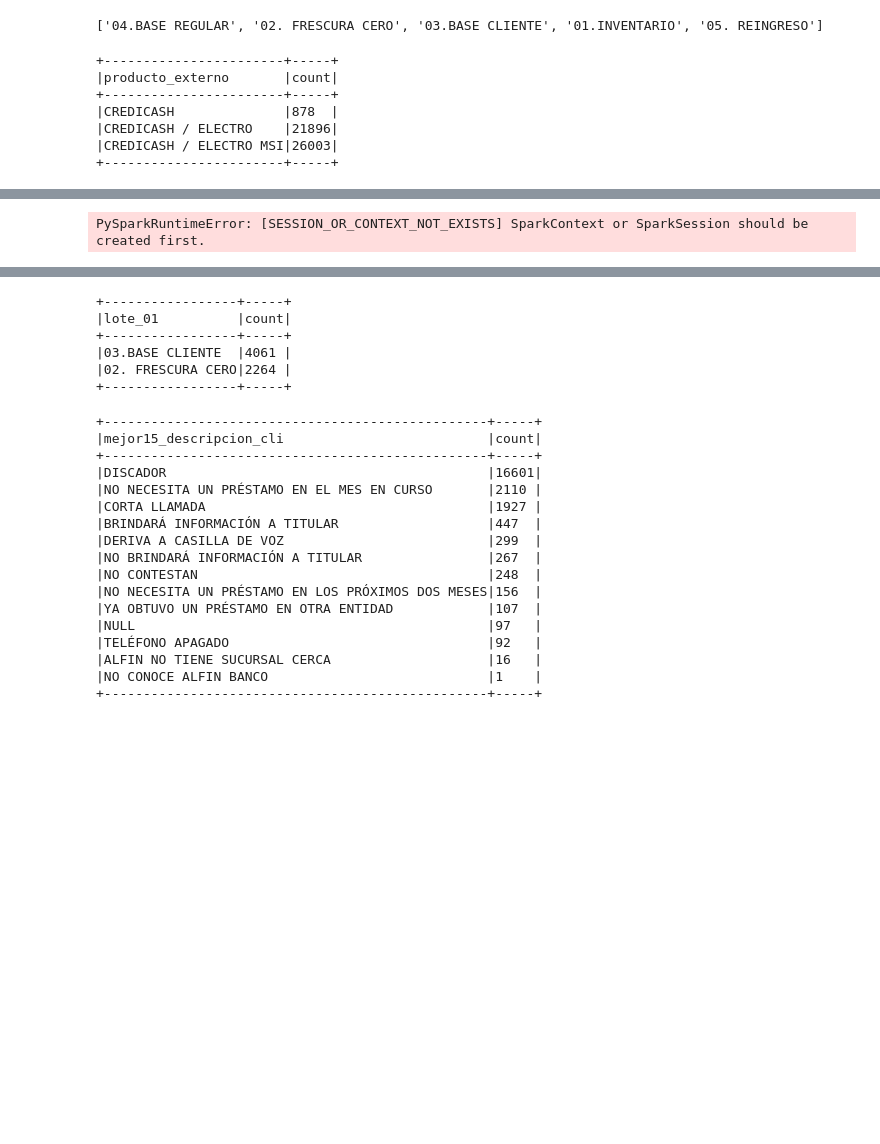
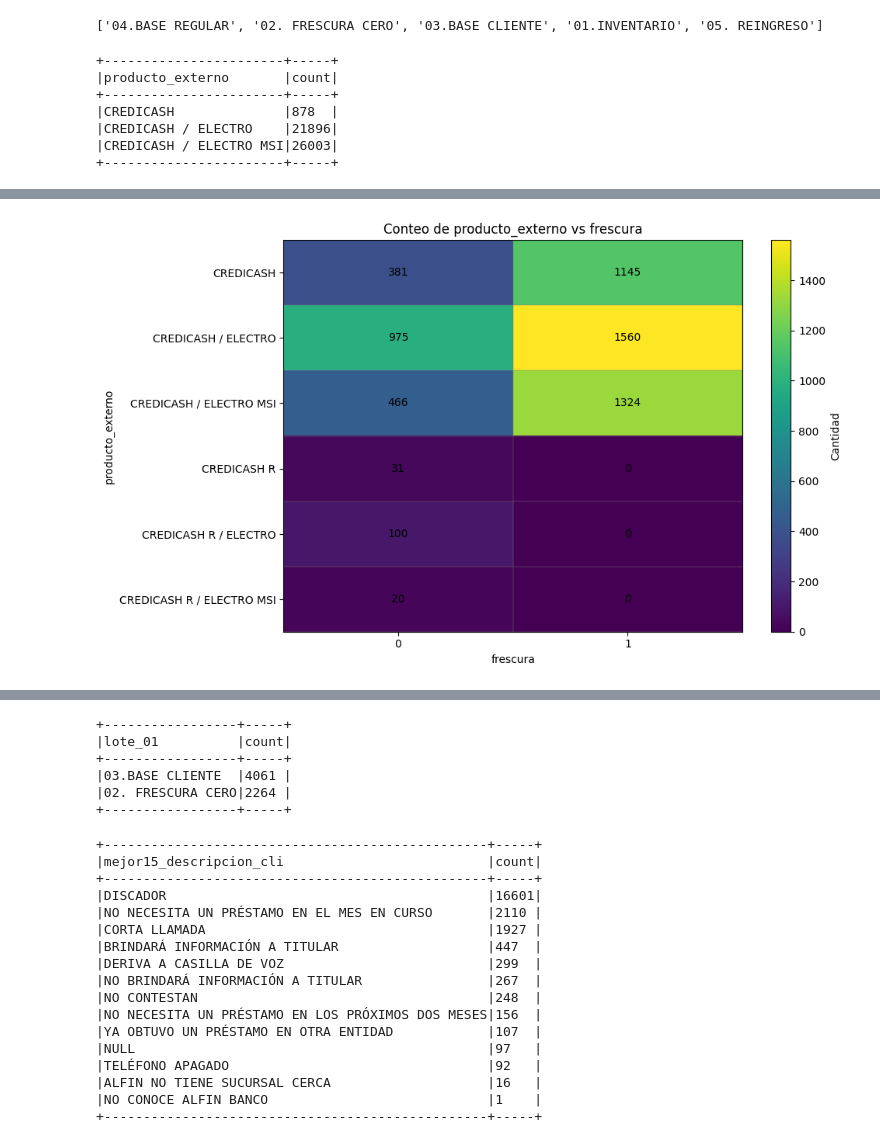
Before and after one commit to fernandolazob/target_script_01, a Jupyter notebook: 02_generar_lista/02_armar_credicash.ipynb, the cells around one changed output, grey strips where cells are left out. Cells and saved outputs as stored; diff of their text form; code cells hidden in the pictures; blank space fills up the shorter version.

```diff
--- a/02_generar_lista/02_armar_credicash.ipynb
+++ b/02_generar_lista/02_armar_credicash.ipynb
@@ -222 +244,3 @@ tienda_ir = [
 ]
+# %%
+perfil=['O1', 'O2',  'D2']
@@ -226,7 +252,21 @@ df_filtrado = df_list.filter(
     ((F.col('mejor15_descripcion_cli').isin(mejor15_descripcion_telf)) | (F.col('mejor15_descripcion_cli').isNull())) &
     ((F.col('mejor15_descripcion_telf').isin(mejor15_descripcion_telf)) | (F.col('mejor15_descripcion_telf').isNull())) &
     (F.col('retiro').isin(retiro))&
-    (F.col('tienda_ir').isin(tienda_ir))&
+    # (F.col('perfil').isin(perfil))&
+    (F.col('perfil').isin(perfil))&
+    # (F.col('tienda_ir').isin(tienda_ir))&
+    (
+        ((F.col('perfil').isin('O1'))&(F.col('frescura').isin('4'))&(F.col('propension_credicash').isin('1')))|
+        ((F.col('perfil').isin('O1'))&(F.col('frescura').isin('2'))&(F.col('propension_credicash').isin('1','2')))|
+        ((F.col('perfil').isin('O1'))&(F.col('frescura').isin('1'))&(F.col('propension_credicash').isin('1','3','4')))|
+        ((F.col('perfil').isin('D1'))&(F.col('frescura').isin('4'))&(F.col('propension_credicash').isin('1','3')))|
+        ((F.col('perfil').isin('D2'))&(F.col('frescura').isin('4'))&(F.col('propension_credicash').isin('1','4','2')))|
+        ((F.col('perfil').isin('D2'))&(F.col('frescura').isin('3'))&(F.col('propension_credicash').isin('1','5','2')))|
+        ((F.col('perfil').isin('D2'))&(F.col('frescura').isin('1'))&(F.col('propension_credicash').isin('1','2')))
+    )&
+    (F.col('lote_01').isin('01.INVENTARIO'))&
+    # (F.col('region').isNotNull())&
+
     # (
     #     ((F.col('frescura').isin('4','3','2'))&(F.col('fecha_llamada').isNotNull()))|
     #    (F.col('fecha_llamada').isNull())
@@ -264,54 +301,44 @@ import pandas as pd
 import matplotlib.pyplot as plt
 import numpy as np
 df_plot = (
-    df_filtrado.groupBy("frescura", "producto_externo")
+    df_filtrado.groupBy("producto_externo", "frescura")
     .count()
 )
 
 pdf = df_plot.toPandas()
 
+pdf["frescura"] = pdf["frescura"].fillna("NULL").astype(str)
 pdf["producto_externo"] = pdf["producto_externo"].fillna("NULL").astype(str)
-pdf["frescura"] = pdf["frescura"].fillna("NULL").astype(str)
 
-tabla = pdf.pivot(index="frescura", columns="producto_externo", values="count").fillna(0)
+tabla = pdf.pivot(index="producto_externo", columns="frescura", values="count").fillna(0)
 tabla = tabla.sort_index()
 tabla = tabla.reindex(sorted(tabla.columns, key=lambda x: str(x)), axis=1)
 
 fig, ax = plt.subplots(figsize=(10, 6))
 
-# im = ax.imshow(tabla.values, aspect="auto")
-# im = ax.imshow(tabla.values, aspect="auto", cmap="YlGnBu")
 im = ax.imshow(tabla.values, aspect="auto")
-# im = ax.imshow(tabla.values, aspect="auto", cmap="YlOrRd")
-# im = ax.imshow(
-#     tabla.values,
-#     aspect="auto",
-#     cmap="YlGnBu",
-#     vmin=0,
-#     vmax=np.percentile(tabla.values, 90)   # 👈 clave
-# )
-# )
+
 ax.set_xticks(np.arange(-.5, len(tabla.columns), 1), minor=True)
 ax.set_yticks(np.arange(-.5, len(tabla.index), 1), minor=True)
 ax.grid(which="minor", color="gray", linestyle='-', linewidth=0.3)
 ax.tick_params(which="minor", bottom=False, left=False)
 
-ax.set_title("Conteo de frescura vs producto_externo")
-ax.set_xlabel("producto_externo")
-ax.set_ylabel("frescura")
+ax.set_title("Conteo de producto_externo vs frescura")
+ax.set_xlabel("frescura")
+ax.set_ylabel("producto_externo")
 
 ax.set_xticks(np.arange(len(tabla.columns)))
 ax.set_xticklabels(tabla.columns)
 ax.set_yticks(np.arange(len(tabla.index)))
 ax.set_yticklabels(tabla.index)
 
 # mostrar etiquetas dentro de cada celda
 for i in range(tabla.shape[0]):
     for j in range(tabla.shape[1]):
         ax.text(j, i, int(tabla.iloc[i, j]), ha="center", va="center")
 
 plt.colorbar(im, ax=ax, label="Cantidad")
 plt.tight_layout()
 plt.show()
 # %% [output]
-PySparkRuntimeError: [SESSION_OR_CONTEXT_NOT_EXISTS] SparkContext or SparkSession should be created first.
+[figure, added]
```
Also changed, not shown: parts of 13 cells of this notebook, 12 other files.
